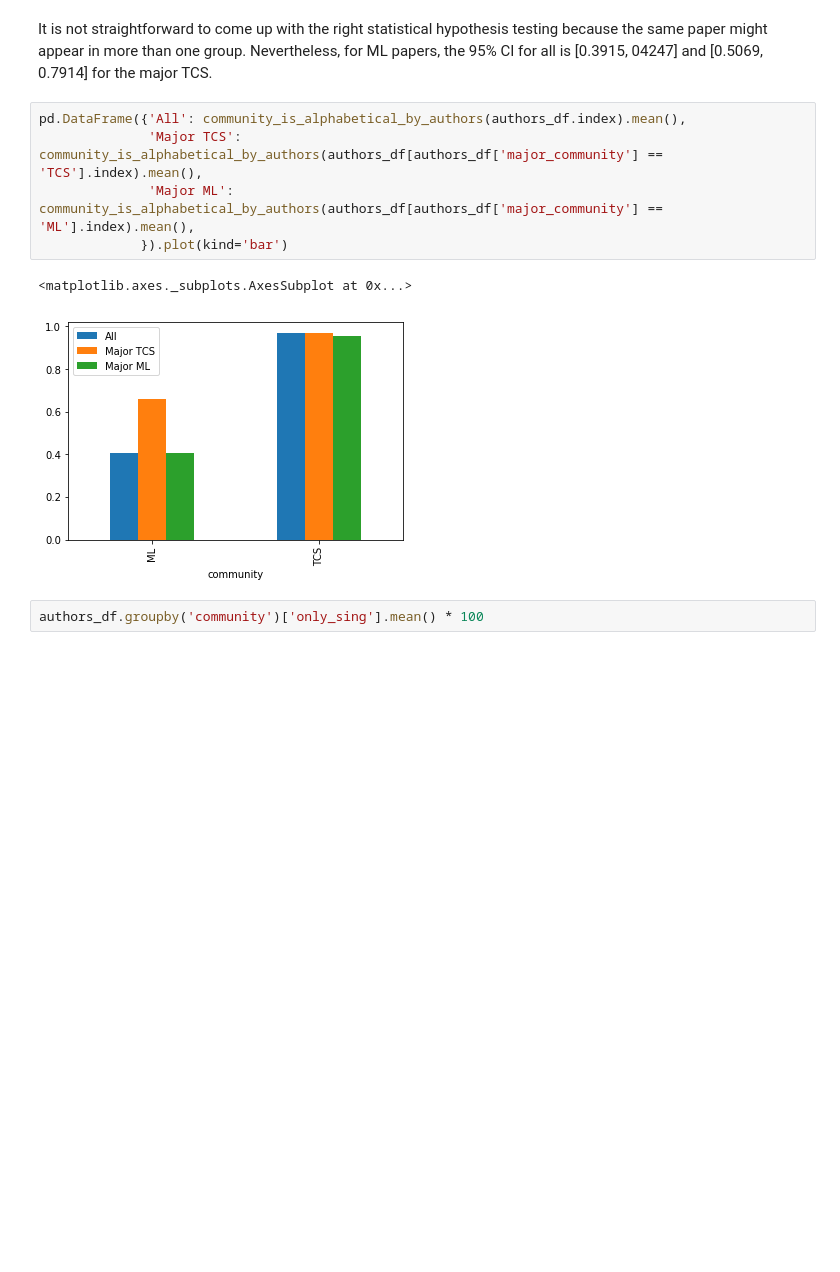
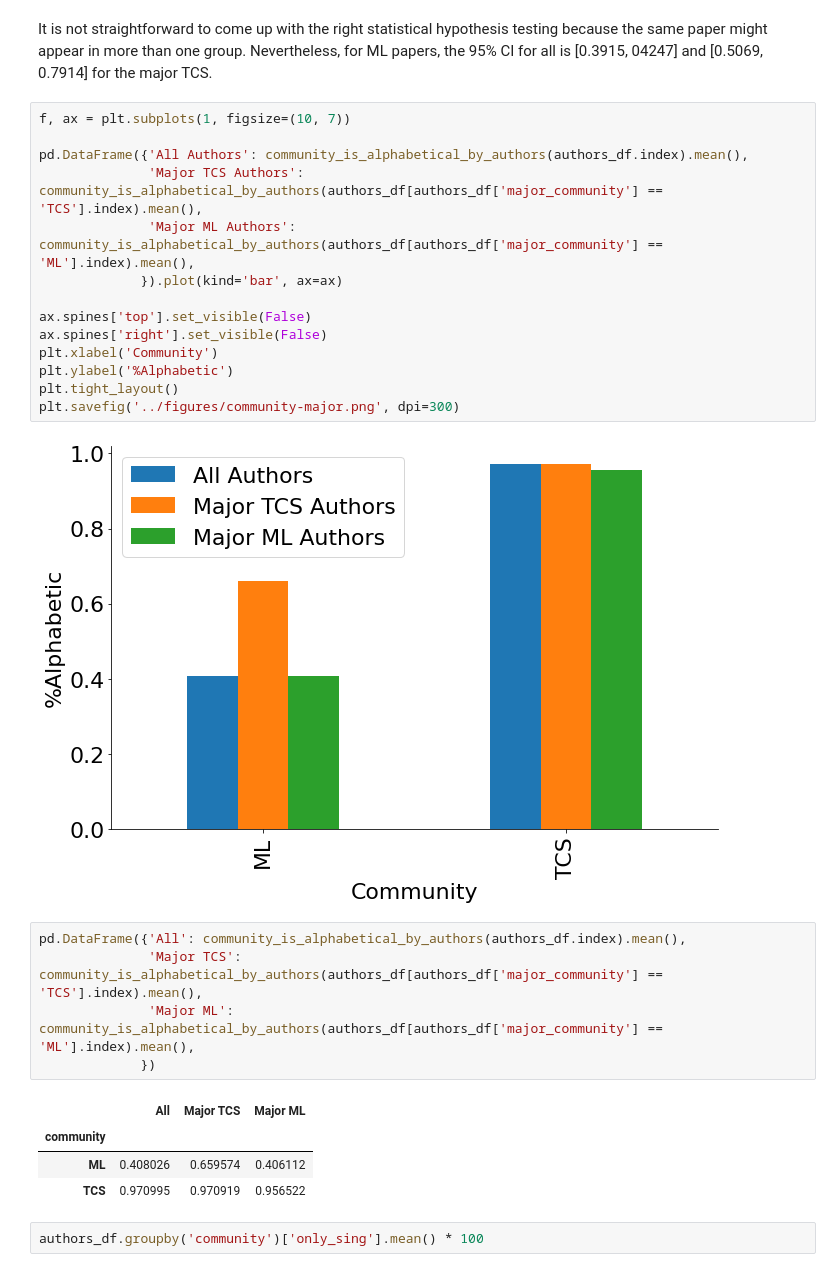
Before and after one commit to shlomihod/does-author-order-matter, a Jupyter notebook: notebooks/analysis.ipynb, the cells around one changed output. Cells and saved outputs as stored; diff of their text form; blank space fills up the shorter version.

```diff
--- a/notebooks/analysis.ipynb
+++ b/notebooks/analysis.ipynb
@@ -245,14 +250,32 @@ pd.DataFrame({'All': community_is_alphabetical_by_authors(authors_df.index).size
 | TCS | 1517 | 1513 | 23 |
 # %% [markdown]
 It is not straightforward to come up with the right statistical hypothesis testing because the same paper might appear in more than one group. Nevertheless, for ML papers, the 95% CI for all is [0.3915, 04247] and [0.5069, 0.7914] for the major TCS.
+# %%
+f, ax = plt.subplots(1, figsize=(10, 7))
+
+pd.DataFrame({'All Authors': community_is_alphabetical_by_authors(authors_df.index).mean(),
+              'Major TCS Authors': community_is_alphabetical_by_authors(authors_df[authors_df['major_community'] == 'TCS'].index).mean(),
+              'Major ML Authors': community_is_alphabetical_by_authors(authors_df[authors_df['major_community'] == 'ML'].index).mean(),
+             }).plot(kind='bar', ax=ax)
+
+ax.spines['top'].set_visible(False)
+ax.spines['right'].set_visible(False)
+plt.xlabel('Community')
+plt.ylabel('%Alphabetic')
+plt.tight_layout()
+plt.savefig('../figures/community-major.png', dpi=300)
+# %% [output]
+[figure, added]
 # %%
 pd.DataFrame({'All': community_is_alphabetical_by_authors(authors_df.index).mean(),
               'Major TCS': community_is_alphabetical_by_authors(authors_df[authors_df['major_community'] == 'TCS'].index).mean(),
               'Major ML': community_is_alphabetical_by_authors(authors_df[authors_df['major_community'] == 'ML'].index).mean(),
-             }).plot(kind='bar')
+             })
 # %% [output]
-<matplotlib.axes._subplots.AxesSubplot at 0x...>
-[figure, removed]
+|  | All | Major TCS | Major ML |
+| community |  |  |  |
+| ML | 0.408026 | 0.659574 | 0.406112 |
+| TCS | 0.970995 | 0.970919 | 0.956522 |
 # %%
 authors_df.groupby('community')['only_sing'].mean() * 100
 # %% [output]
```
Also changed, not shown: parts of 14 cells of this notebook, 7 other files.
